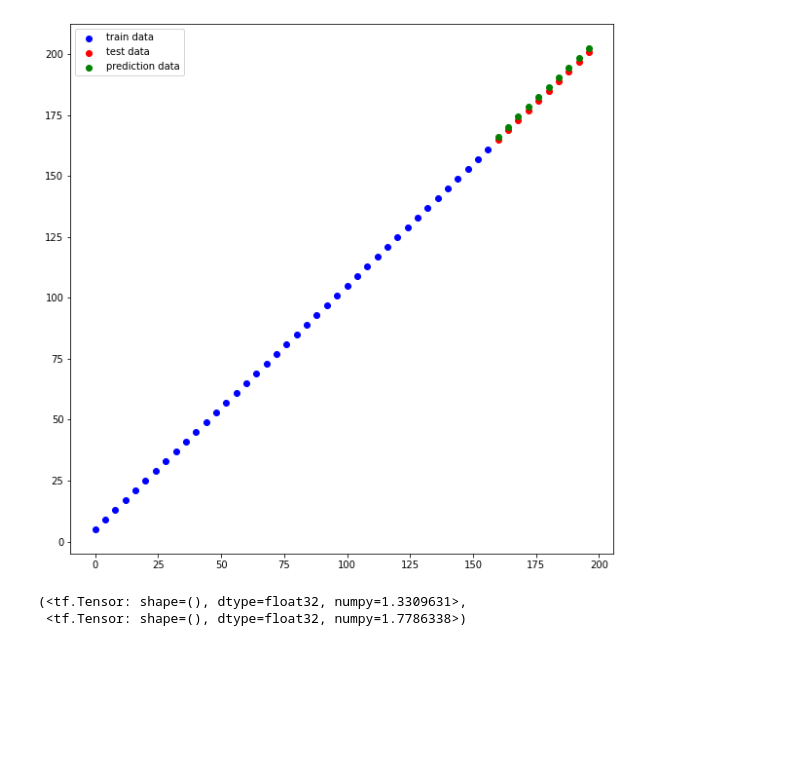
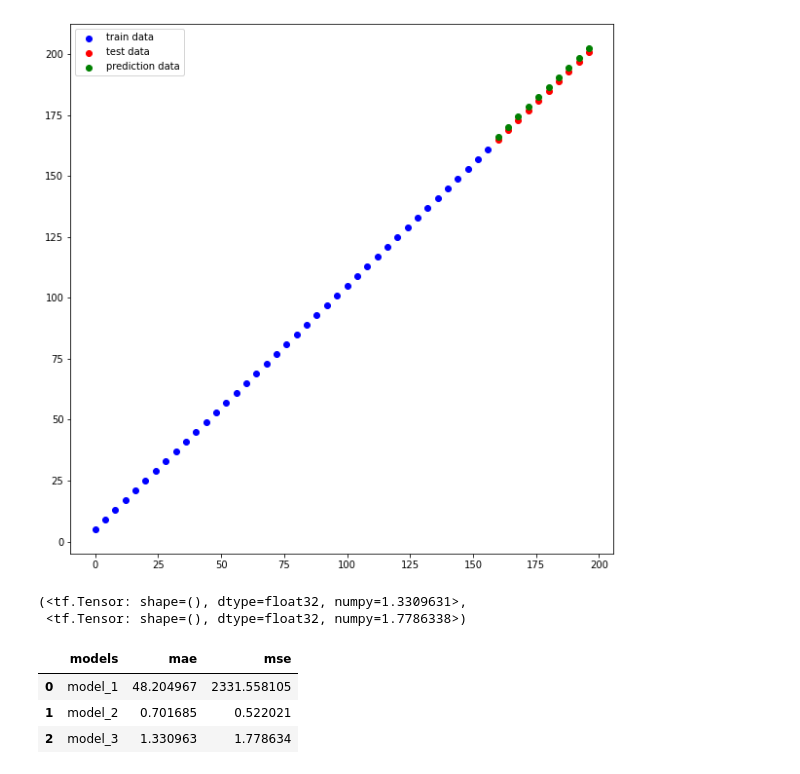
Before and after one commit to codeguy186/ML-and-DL, a Jupyter notebook: TF2.ipynb, the cells around one changed output. Cells and saved outputs as stored; diff of their text form; code cells hidden in the pictures; blank space fills up the shorter version.

```diff
--- a/TF2.ipynb
+++ b/TF2.ipynb
@@ -355,3 +356,14 @@ mae_3,mse_3
 # %% [output]
 (<tf.Tensor: shape=(), dtype=float32, numpy=1.3309631>,
  <tf.Tensor: shape=(), dtype=float32, numpy=1.7786338>)
+# %%
+#comparing models
+import pandas as pd
+results=[["model_1",mae_1.numpy(),mse_1.numpy()],["model_2",mae_2.numpy(),mse_2.numpy()],["model_3",mae_3.numpy(),mse_3.numpy()]]
+df=pd.DataFrame(results,columns=["models",'mae','mse'])
+df
+# %% [output]
+|  | models | mae | mse |
+| 0 | model_1 | 48.204967 | 2331.558105 |
+| 1 | model_2 | 0.701685 | 0.522021 |
+| 2 | model_3 | 1.330963 | 1.778634 |
```
Also changed, not shown: parts of 26 cells of this notebook.
